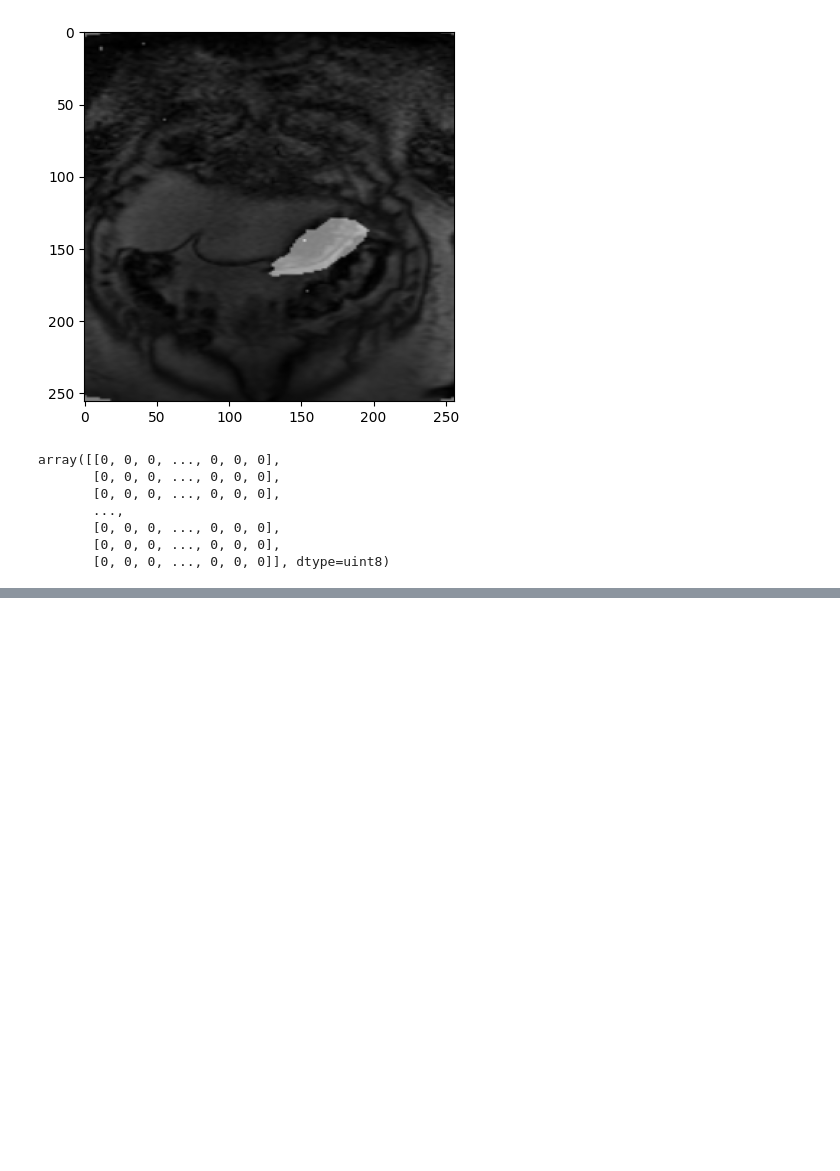
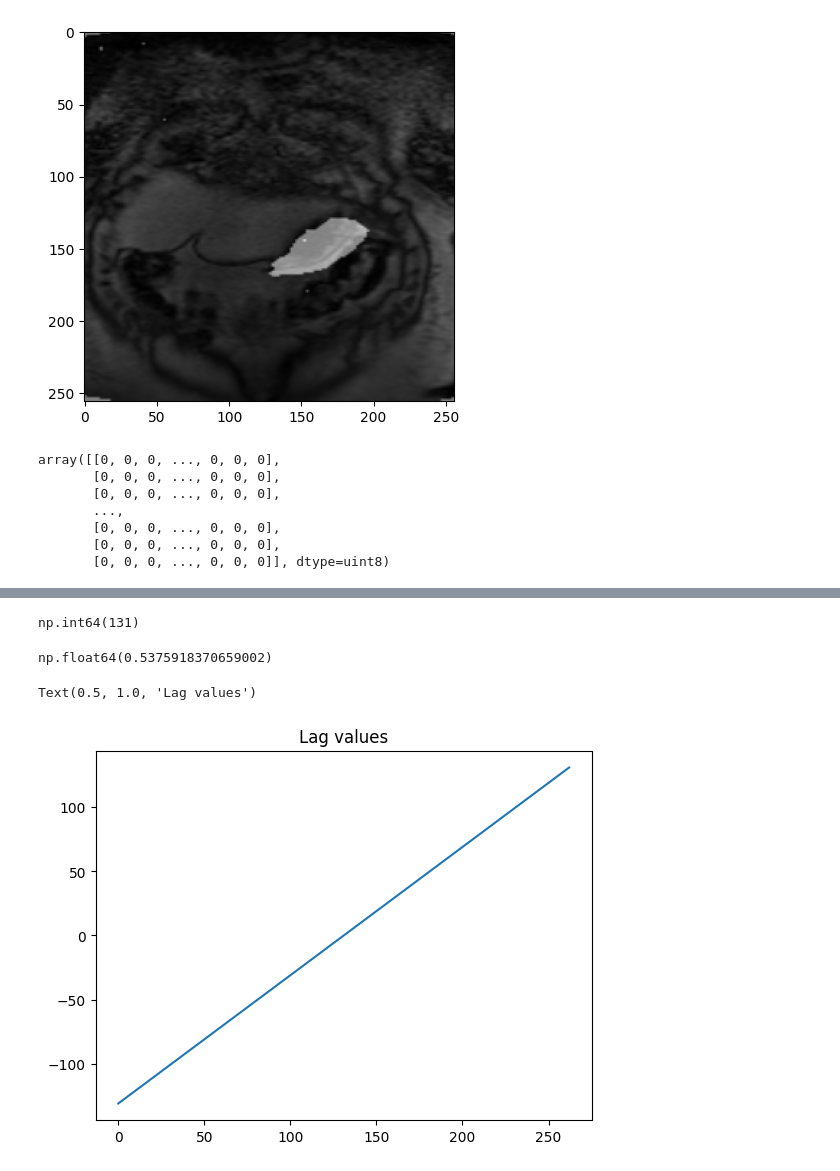
Before and after one commit to miguelaenlle/GSOC-2025-Generative-AI-for-GI-Motility-Estimation, a Jupyter notebook: 3 - Motility/motility-final-calculation.ipynb, the cells around one changed output, grey strips where cells are left out. Cells and saved outputs as stored; diff of their text form; code cells hidden in the pictures; blank space fills up the shorter version.

```diff
--- a/3 - Motility/motility-final-calculation.ipynb
+++ b/3 - Motility/motility-final-calculation.ipynb
@@ -67,0 +72,9 @@ array([[0, 0, 0, ..., 0, 0, 0],
+# %%
+# Load debug_results.json
+path = 'debug_results.json'
+with open(path, 'r') as file:
+    debug_results = json.load(file)
+# %%
+debug_results_df = pd.DataFrame(debug_results)
+# %%
+zero_df = debug_results_df[debug_results_df['timeLag'] == 0]
@@ -67,0 +121,14 @@ array([[0, 0, 0, ..., 0, 0, 0],
+# %%
+np.argmax(zero_df['xc'][8])
+# %% [output]
+np.int64(131)
+# %%
+np.max(zero_df['xc'][8])
+# %% [output]
+np.float64(0.5375918370659002)
+# %%
+plt.plot(zero_df['lags'][8])
+plt.title('Lag values')
+# %% [output]
+Text(0.5, 1.0, 'Lag values')
+[figure, added]
```
Also changed, not shown: parts of 6 cells of this notebook, 25 other files.
